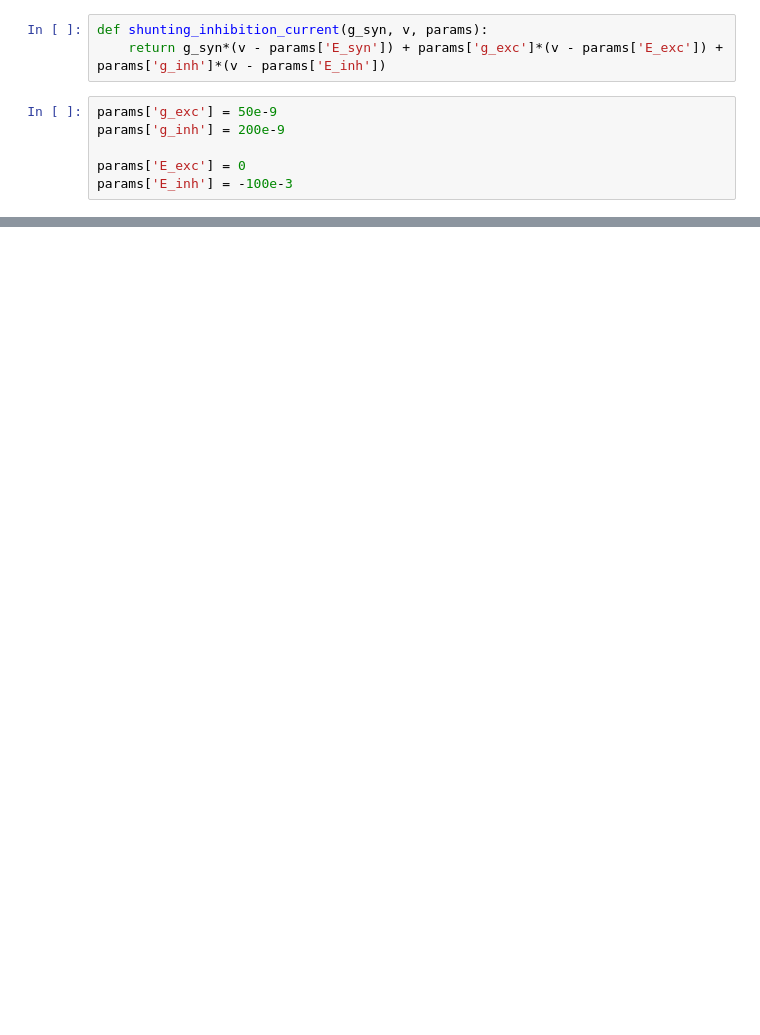
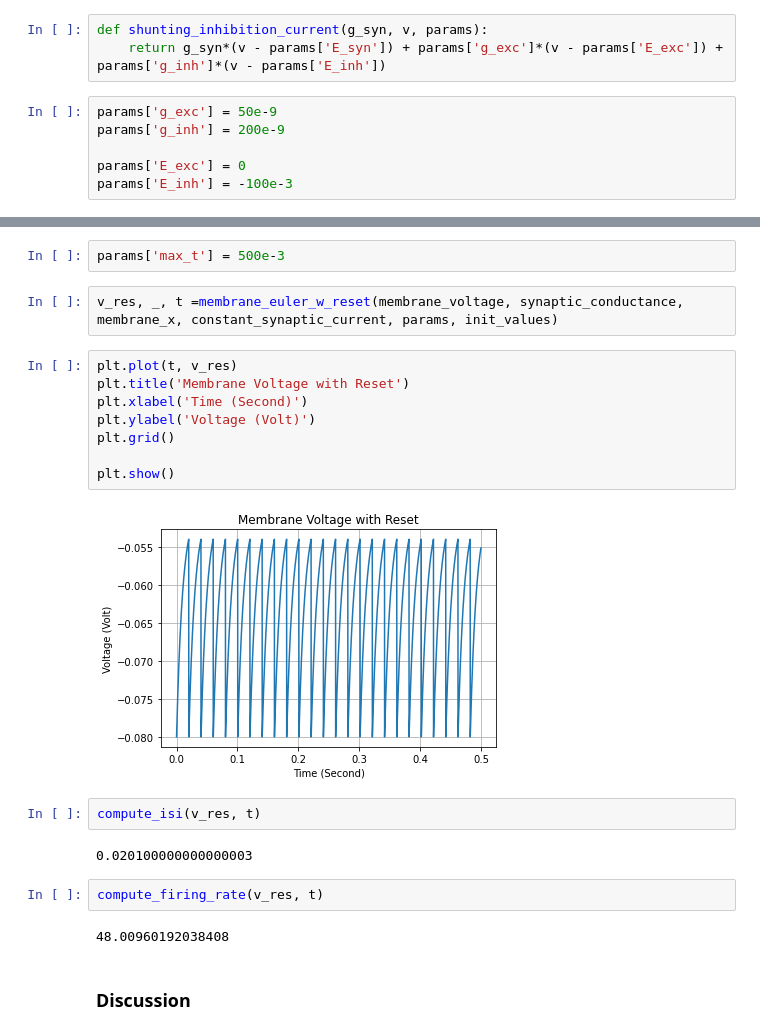
Before and after one commit to bramantyois/mns, a Jupyter notebook: exercise_05.ipynb, the cells around one changed output, grey strips where cells are left out. Drawn from its saved outputs; the diff is of its cells as text; blank space fills up the shorter version.

```diff
--- a/exercise_05.ipynb
+++ b/exercise_05.ipynb
@@ -104,0 +210,24 @@ plt.plot(g_res)
+# %%
+params['max_t'] = 500e-3
+# %%
+v_res, _, t =membrane_euler_w_reset(membrane_voltage, synaptic_conductance, membrane_x, constant_synaptic_current, params, init_values)
+# %%
+plt.plot(t, v_res)
+plt.title('Membrane Voltage with Reset')
+plt.xlabel('Time (Second)')
+plt.ylabel('Voltage (Volt)')
+plt.grid()
+
+plt.show()
+# %% [output]
+[figure, added]
+# %%
+compute_isi(v_res, t)
+# %% [output]
+0.020100000000000003
+# %%
+compute_firing_rate(v_res, t)
+# %% [output]
+48.00960192038408
+# %% [markdown]
+### Discussion
```
Also changed, not shown: parts of 66 cells of this notebook.
